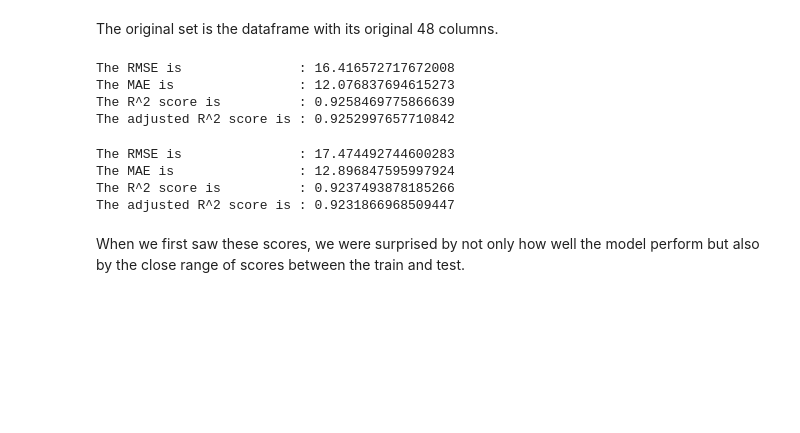
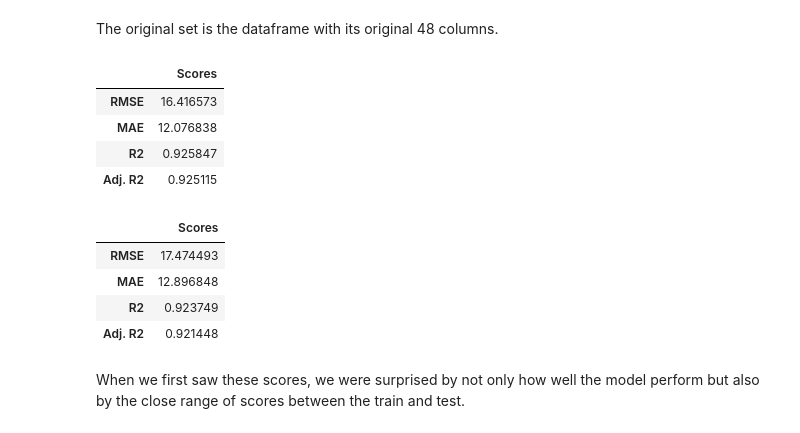
Before and after one commit to a-bergman/DSI-Capstone, a Jupyter notebook: Code/Modeling And Evaluation.ipynb, the cells around one changed output. Cells and saved outputs as stored; diff of their text form; code cells hidden in the pictures; blank space fills up the shorter version.

```diff
--- a/Code/Modeling And Evaluation.ipynb
+++ b/Code/Modeling And Evaluation.ipynb
@@ -324,19 +299,21 @@ train_preds = lr.predict(X_train)
 
 lr_preds = lr.predict(X_test)
 # %%
-model_evaluation(X_train, y_train, train_preds)
+metrics.regression_summary_adjr2(X_train, y_train, train_preds)
 # %% [output]
-The RMSE is               : 16.416572717672008
-The MAE is                : 12.076837694615273
-The R^2 score is          : 0.9258469775866639
-The adjusted R^2 score is : 0.9252997657710842
+|  | Scores |
+| RMSE | 16.416573 |
+| MAE | 12.076838 |
+| R2 | 0.925847 |
+| Adj. R2 | 0.925115 |
 # %%
-model_evaluation(X_test, y_test, lr_preds)
+metrics.regression_summary_adjr2(X_test, y_test, lr_preds)
 # %% [output]
-The RMSE is               : 17.474492744600283
-The MAE is                : 12.896847595997924
-The R^2 score is          : 0.9237493878185266
-The adjusted R^2 score is : 0.9231866968509447
+|  | Scores |
+| RMSE | 17.474493 |
+| MAE | 12.896848 |
+| R2 | 0.923749 |
+| Adj. R2 | 0.921448 |
 # %% [markdown]
 When we first saw these scores, we were surprised by not only how well the model perform but also by the close range of scores between the train and test.
 # %% [markdown]
```
Also changed, not shown: parts of 50 cells of this notebook, 2 other files.
